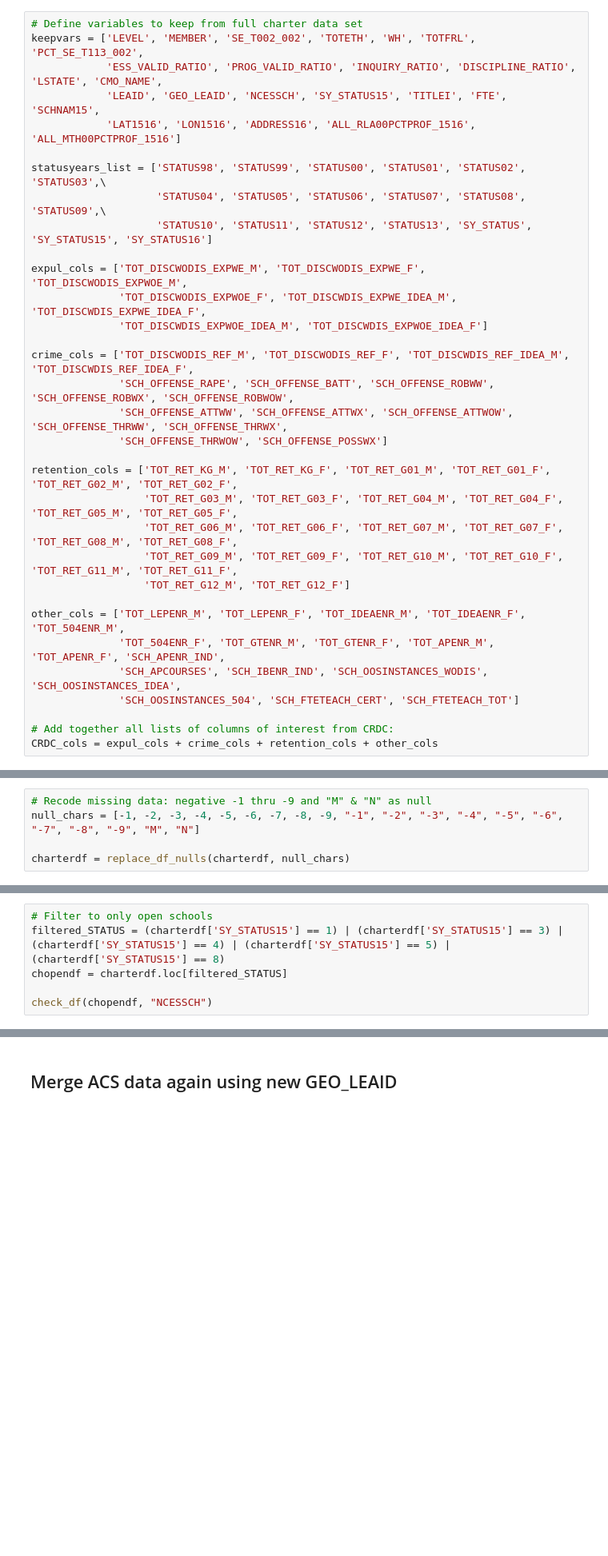
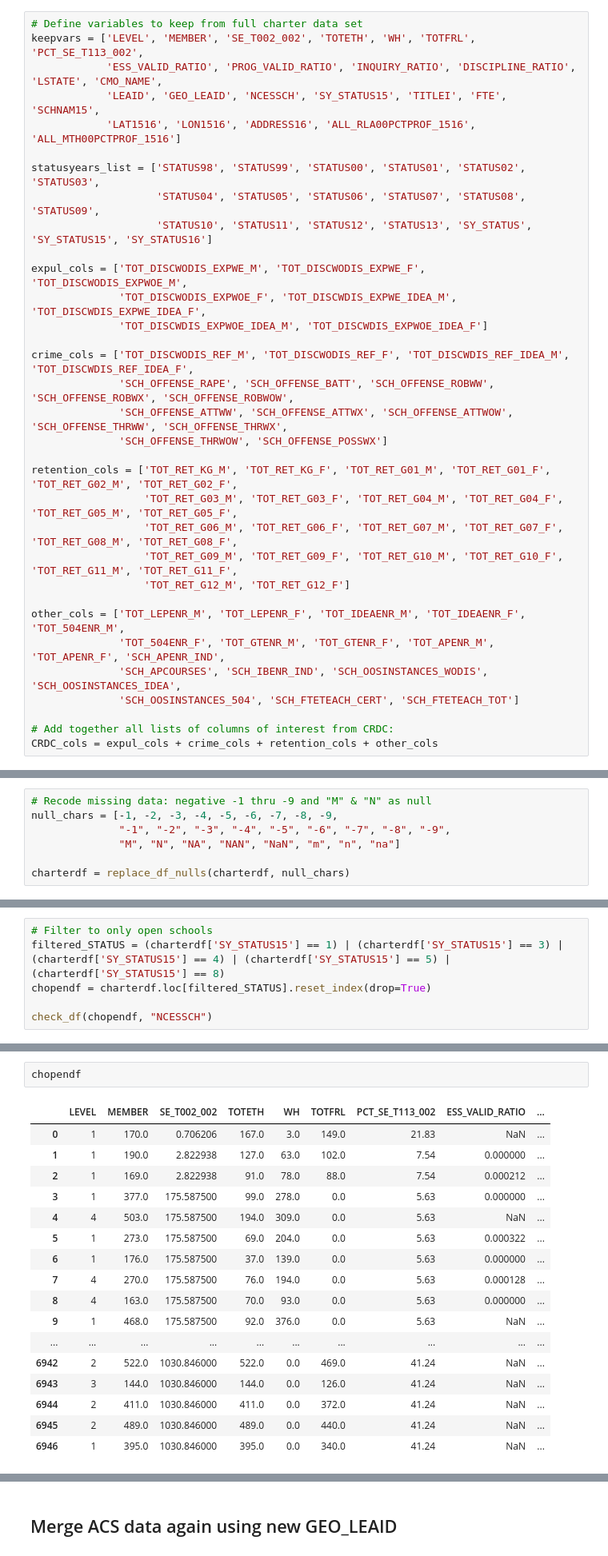
Before and after one commit to comp-strat/data_management, a Jupyter notebook: scripts/filter_datasets.ipynb, the cells around one changed output, grey strips where cells are left out. Shown at 80% size. Cells and saved outputs as stored; diff of their text form; blank space fills up the shorter version.

```diff
--- a/scripts/filter_datasets.ipynb
+++ b/scripts/filter_datasets.ipynb
@@ -144,8 +144,8 @@ keepvars = ['LEVEL', 'MEMBER', 'SE_T002_002', 'TOTETH', 'WH', 'TOTFRL', 'PCT_SE_
             'LEAID', 'GEO_LEAID', 'NCESSCH', 'SY_STATUS15', 'TITLEI', 'FTE', 'SCHNAM15',
             'LAT1516', 'LON1516', 'ADDRESS16', 'ALL_RLA00PCTPROF_1516', 'ALL_MTH00PCTPROF_1516']
 
-statusyears_list = ['STATUS98', 'STATUS99', 'STATUS00', 'STATUS01', 'STATUS02', 'STATUS03',\
-                    'STATUS04', 'STATUS05', 'STATUS06', 'STATUS07', 'STATUS08', 'STATUS09',\
+statusyears_list = ['STATUS98', 'STATUS99', 'STATUS00', 'STATUS01', 'STATUS02', 'STATUS03',
+                    'STATUS04', 'STATUS05', 'STATUS06', 'STATUS07', 'STATUS08', 'STATUS09',
                     'STATUS10', 'STATUS11', 'STATUS12', 'STATUS13', 'SY_STATUS', 'SY_STATUS15', 'SY_STATUS16']
 
 expul_cols = ['TOT_DISCWODIS_EXPWE_M', 'TOT_DISCWODIS_EXPWE_F', 'TOT_DISCWODIS_EXPWOE_M',
@@ -214,7 +214,9 @@ saipe_add = saipe_add[[mergevar, "CHILDPOV_S16"]] # Reduce to key vars
 charterdf = pd.merge(charterdf, saipe_add, how="left", on="GEO_LEAID") # Merge DFs
 # %%
 # Recode missing data: negative -1 thru -9 and "M" & "N" as null
-null_chars = [-1, -2, -3, -4, -5, -6, -7, -8, -9, "-1", "-2", "-3", "-4", "-5", "-6", "-7", "-8", "-9", "M", "N"]
+null_chars = [-1, -2, -3, -4, -5, -6, -7, -8, -9,
+              "-1", "-2", "-3", "-4", "-5", "-6", "-7", "-8", "-9",
+              "M", "N", "NA", "NAN", "NaN", "m", "n", "na"]
 
 charterdf = replace_df_nulls(charterdf, null_chars)
 # %% [output]
@@ -238,7 +240,7 @@ CHILDPOV_S16: 0 nulls found, now 3760 (0.342909256726%) nulls total.
 # %%
 # Filter to only open schools
 filtered_STATUS = (charterdf['SY_STATUS15'] == 1) | (charterdf['SY_STATUS15'] == 3) | (charterdf['SY_STATUS15'] == 4) | (charterdf['SY_STATUS15'] == 5) | (charterdf['SY_STATUS15'] == 8)
-chopendf = charterdf.loc[filtered_STATUS]
+chopendf = charterdf.loc[filtered_STATUS].reset_index(drop=True)
 
 check_df(chopendf, "NCESSCH")
 # %% [output]
@@ -259,3 +261,23 @@ SY_STATUS16: 33 missing
 LEA_NAME
 LOCALE15
 CHILDPOV_S16: 136 missing
+# %%
+chopendf
+# %% [output]
+|  | LEVEL | MEMBER | SE_T002_002 | TOTETH | WH | TOTFRL | PCT_SE_T113_002 | ESS_VALID_RATIO | ... |
+| 0 | 1 | 170.0 | 0.706206 | 167.0 | 3.0 | 149.0 | 21.83 | NaN | ... |
+| 1 | 1 | 190.0 | 2.822938 | 127.0 | 63.0 | 102.0 | 7.54 | 0.000000 | ... |
+| 2 | 1 | 169.0 | 2.822938 | 91.0 | 78.0 | 88.0 | 7.54 | 0.000212 | ... |
+| 3 | 1 | 377.0 | 175.587500 | 99.0 | 278.0 | 0.0 | 5.63 | 0.000000 | ... |
+| 4 | 4 | 503.0 | 175.587500 | 194.0 | 309.0 | 0.0 | 5.63 | NaN | ... |
+| 5 | 1 | 273.0 | 175.587500 | 69.0 | 204.0 | 0.0 | 5.63 | 0.000322 | ... |
+| 6 | 1 | 176.0 | 175.587500 | 37.0 | 139.0 | 0.0 | 5.63 | 0.000000 | ... |
+| 7 | 4 | 270.0 | 175.587500 | 76.0 | 194.0 | 0.0 | 5.63 | 0.000128 | ... |
+| 8 | 4 | 163.0 | 175.587500 | 70.0 | 93.0 | 0.0 | 5.63 | 0.000000 | ... |
+| 9 | 1 | 468.0 | 175.587500 | 92.0 | 376.0 | 0.0 | 5.63 | NaN | ... |
+| ... | ... | ... | ... | ... | ... | ... | ... | ... | ... |
+| 6942 | 2 | 522.0 | 1030.846000 | 522.0 | 0.0 | 469.0 | 41.24 | NaN | ... |
+| 6943 | 3 | 144.0 | 1030.846000 | 144.0 | 0.0 | 126.0 | 41.24 | NaN | ... |
+| 6944 | 2 | 411.0 | 1030.846000 | 411.0 | 0.0 | 372.0 | 41.24 | NaN | ... |
+| 6945 | 2 | 489.0 | 1030.846000 | 489.0 | 0.0 | 440.0 | 41.24 | NaN | ... |
+| 6946 | 1 | 395.0 | 1030.846000 | 395.0 | 0.0 | 340.0 | 41.24 | NaN | ... |
```
Also changed, not shown: parts of 20 cells of this notebook, 1 other file.
